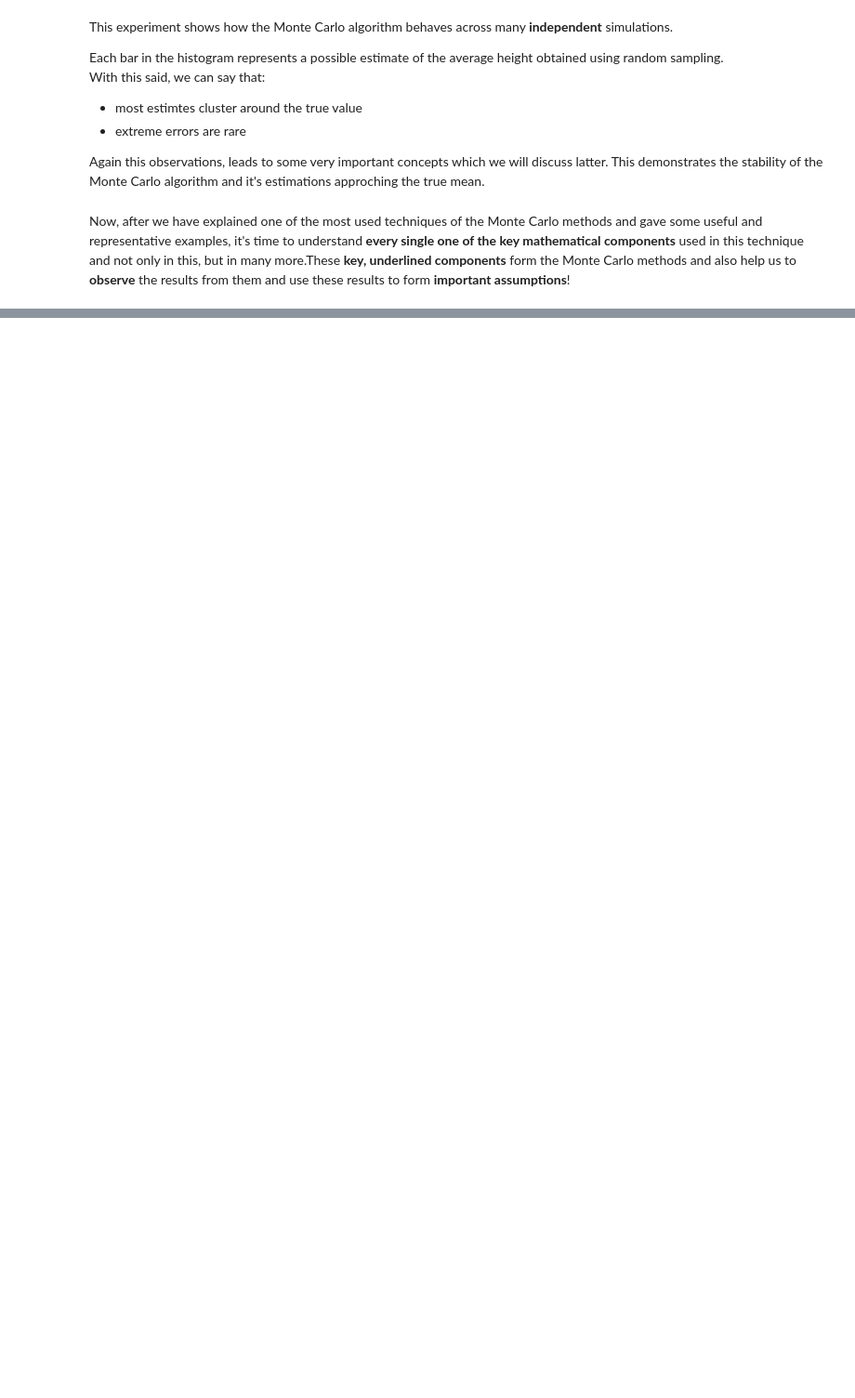
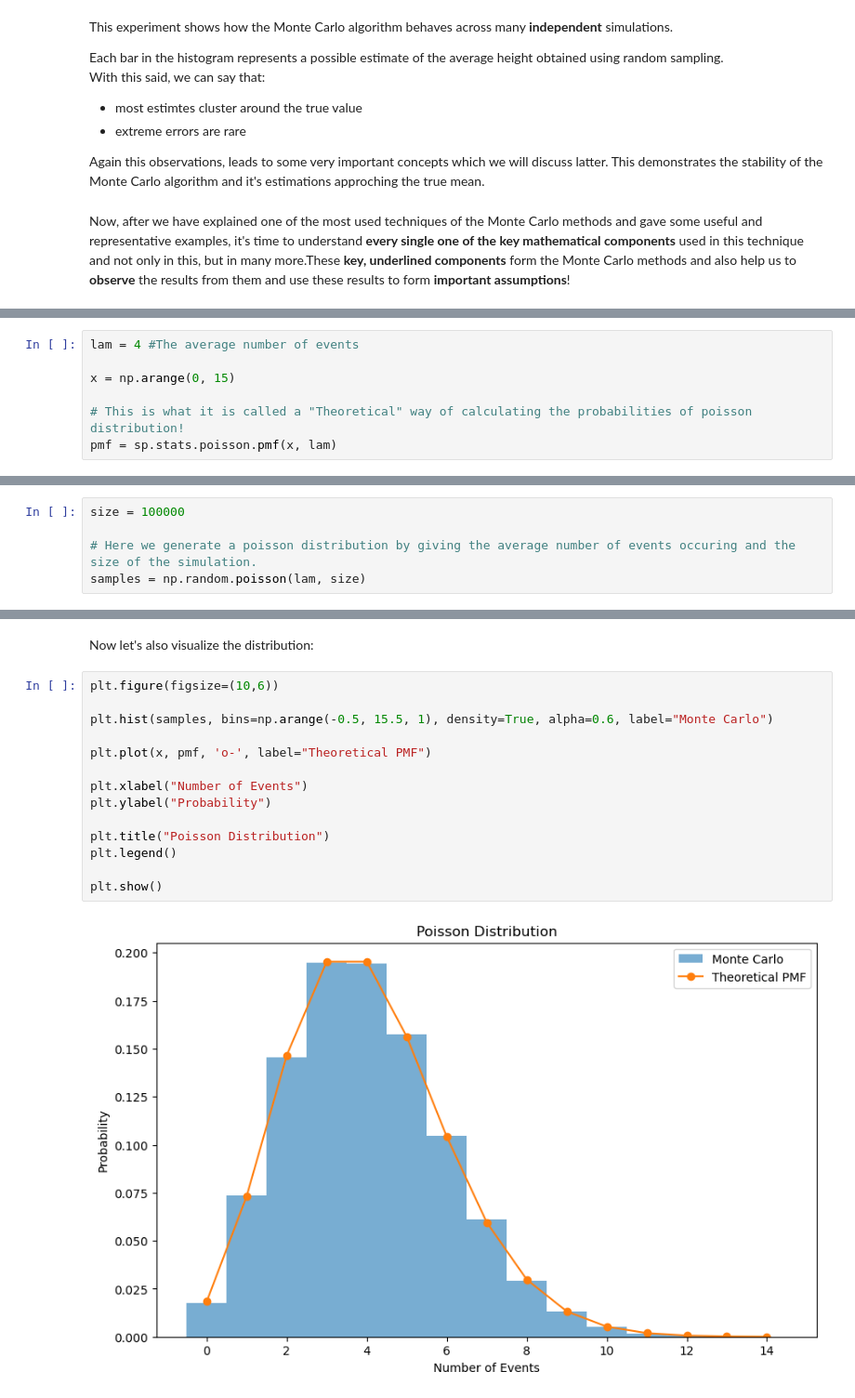
Before and after one commit to kvenov/The_Monte_Carlo_Method, a Jupyter notebook: monte_carlo_scientific_article.ipynb, the cells around one changed output, grey strips where cells are left out. Shown at 93% size. Saved outputs shown, nothing was run; the diff lists cells and outputs as text; blank space fills up the shorter version.

```diff
--- a/monte_carlo_scientific_article.ipynb
+++ b/monte_carlo_scientific_article.ipynb
@@ -527,0 +761,7 @@ Monte Carlo methods work by:
+# %%
+lam = 4 #The average number of events
+
+x = np.arange(0, 15)
+
+# This is what it is called a "Theoretical" way of calculating the probabilities of poisson distribution!
+pmf = sp.stats.poisson.pmf(x, lam)
@@ -527,0 +770,5 @@ Monte Carlo methods work by:
+# %%
+size = 100000
+
+# Here we generate a poisson distribution by giving the average number of events occuring and the size of the simulation.
+samples = np.random.poisson(lam, size)
@@ -527,0 +785,18 @@ Monte Carlo methods work by:
+# %% [markdown]
+Now let's also visualize the distribution:
+# %%
+plt.figure(figsize=(10,6))
+
+plt.hist(samples, bins=np.arange(-0.5, 15.5, 1), density=True, alpha=0.6, label="Monte Carlo")
+
+plt.plot(x, pmf, 'o-', label="Theoretical PMF")
+
+plt.xlabel("Number of Events")
+plt.ylabel("Probability")
+
+plt.title("Poisson Distribution")
+plt.legend()
+
+plt.show()
+# %% [output]
+[figure, added]
```
Also changed, not shown: parts of 31 cells of this notebook.
